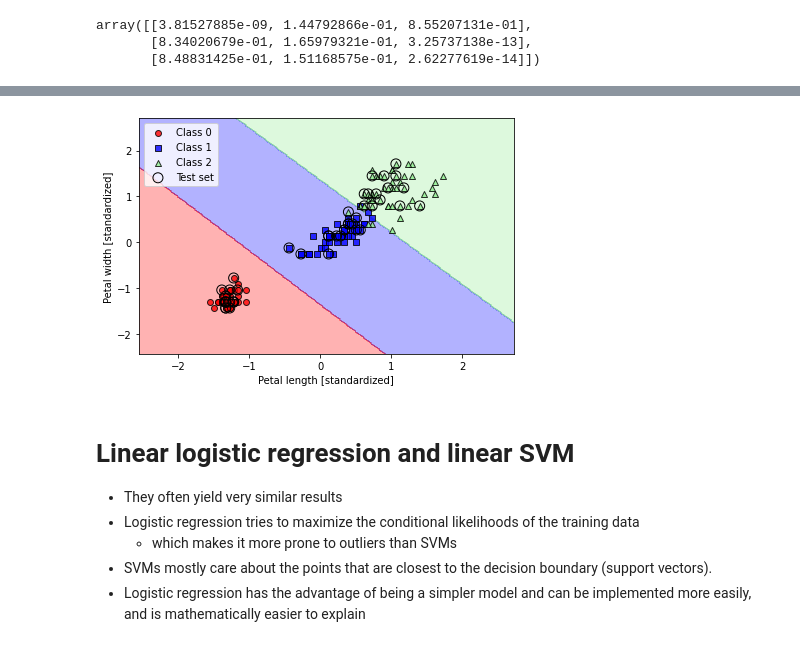
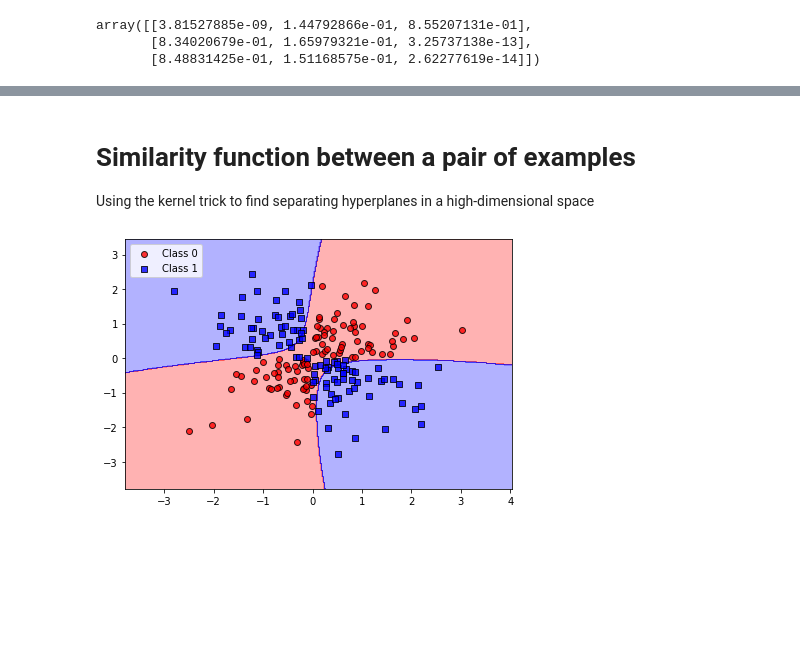
Before and after one commit to mattcvincent/MachineLearningBook, a Jupyter notebook: chapters/Machine_Learning_Book_Ch_3.ipynb, the cells around one changed output, grey strips where cells are left out. Cells and saved outputs as stored; diff of their text form; code cells hidden in the pictures; blank space fills up the shorter version.

Commit message:
Similarity function

```diff
--- a/chapters/Machine_Learning_Book_Ch_3.ipynb
+++ b/chapters/Machine_Learning_Book_Ch_3.ipynb
@@ -297,0 +259,23 @@ Below, let’s train an SVM model to classify the different flowers in our Iris
+# %%
+import matplotlib.pyplot as plt
+import numpy as np
+np.random.seed(1)
+X_xor = np.random.randn(200, 2)
+y_xor = np.logical_xor(X_xor[:, 0] > 0,
+                       X_xor[:, 1] > 0)
+y_xor = np.where(y_xor, 1, 0)
+plt.scatter(X_xor[y_xor == 1, 0],
+            X_xor[y_xor == 1, 1],
+            c='royalblue', marker='s',
+            label='Class 1')
+plt.scatter(X_xor[y_xor == 0, 0],
+            X_xor[y_xor == 0, 1],
+            c='tomato', marker='o',
+            label='Class 0')
+plt.xlim([-3, 3])
+plt.ylim([-3, 3])
+plt.xlabel('Feature 1')
+plt.ylabel('Feature 2')
+plt.legend(loc='best')
+plt.tight_layout()
+plt.show()
@@ -298,22 +284,14 @@ Below, let’s train an SVM model to classify the different flowers in our Iris
+# %% [markdown]
+# Similarity function between a pair of examples
+
+Using the kernel trick to find separating hyperplanes in a high-dimensional space
 # %%
 from sklearn.svm import SVC
-svm = SVC(kernel='linear', C=1.0, random_state=1)
-svm.fit(X_train_std, y_train)
-plot_decision_regions(X_combined_std,
-                      y_combined,
-                      classifier=svm,
-                      test_idx=range(105, 150))
-plt.xlabel('Petal length [standardized]')
-plt.ylabel('Petal width [standardized]')
+svm = SVC(kernel='rbf', random_state=1, gamma=0.10, C=10.0)
+svm.fit(X_xor, y_xor)
+plot_decision_regions(X_xor, y_xor, classifier=svm)
 plt.legend(loc='upper left')
 plt.tight_layout()
+plt.show()
 # %% [output]
-[figure, old version]
+[figure, new version]
-# %% [markdown]
-# Linear logistic regression and linear SVM
-
-* They often yield very similar results
-* Logistic regression tries to maximize the conditional likelihoods of the training data
-  *  which makes it more prone to outliers than SVMs
-* SVMs mostly care about the points that are closest to the decision boundary (support vectors).
-* Logistic regression has the advantage of being a simpler model and can be implemented more easily, and is mathematically easier to explain
```
Also changed, not shown: parts of 7 cells of this notebook.
